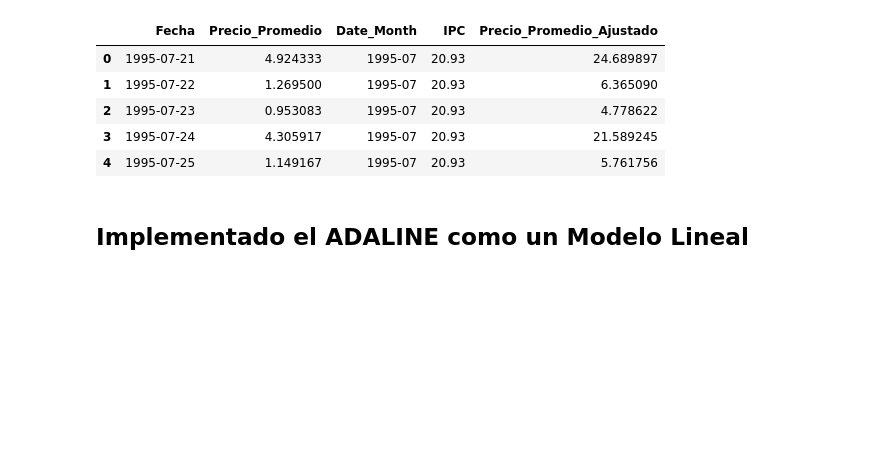
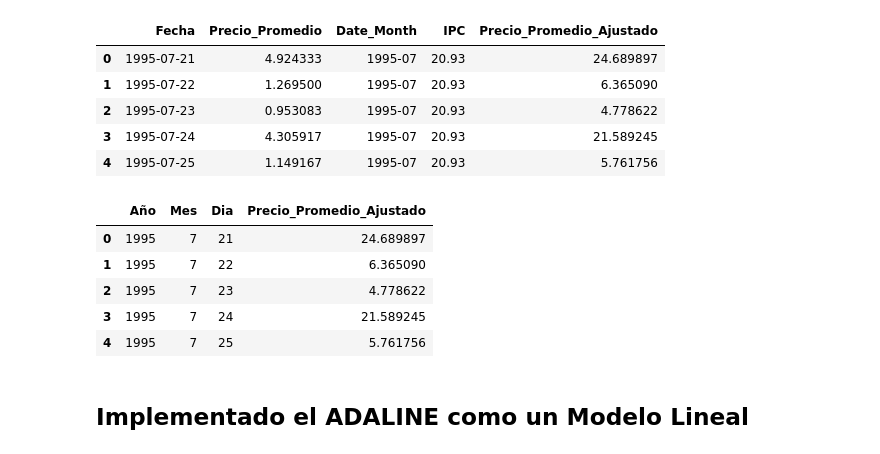
Before and after one commit to nfbarcob03/evaluacion-arracinim, a Jupyter notebook: 01-precios.ipynb, the cells around one changed output. Drawn from its saved outputs; the diff is of its cells as text; code cells hidden in the pictures; blank space fills up the shorter version.

```diff
--- a/01-precios.ipynb
+++ b/01-precios.ipynb
@@ -125,12 +124,21 @@ Precios.head(5)
 # %%
 #Obteniendo las columnas que se requieren con el fin de obtener
 Precios = Precios.loc[:,['Fecha', 'Precio_Promedio_Ajustado']]
-
-#Diviendo las fechas en Año, mes y dia.
+Precios_Full_Date = Precios.loc[:,['Fecha', 'Precio_Promedio_Ajustado']]
+Precios_Full_Date['Fecha'] = pd.to_datetime(Precios_Full_Date['Fecha'], format='%Y-%m-%d')
+#Diviendo las fechas en Año, mes y dia. (Date Expand)
 Precios['Fecha'] = pd.to_datetime(Precios['Fecha'], format='%Y-%m-%d')
 Precios['Año'] = Precios['Fecha'].dt.year
 Precios['Mes'] = Precios['Fecha'].dt.month
 Precios['Dia'] = Precios['Fecha'].dt.day
 Precios = Precios.loc[:,['Año', "Mes", "Dia", 'Precio_Promedio_Ajustado']]
+Precios.head()
+# %% [output]
+|  | Año | Mes | Dia | Precio_Promedio_Ajustado |
+| 0 | 1995 | 7 | 21 | 24.689897 |
+| 1 | 1995 | 7 | 22 | 6.365090 |
+| 2 | 1995 | 7 | 23 | 4.778622 |
+| 3 | 1995 | 7 | 24 | 21.589245 |
+| 4 | 1995 | 7 | 25 | 5.761756 |
 # %% [markdown]
 ## Implementado el ADALINE como un Modelo Lineal
```
Also changed, not shown: parts of 4 cells of this notebook.
